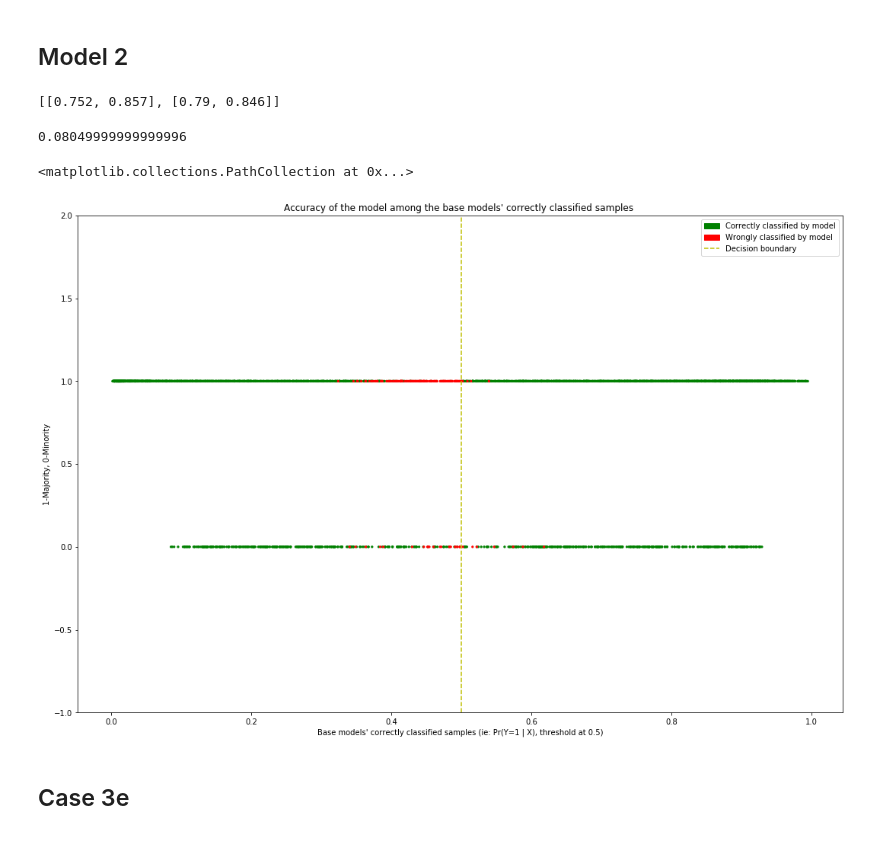
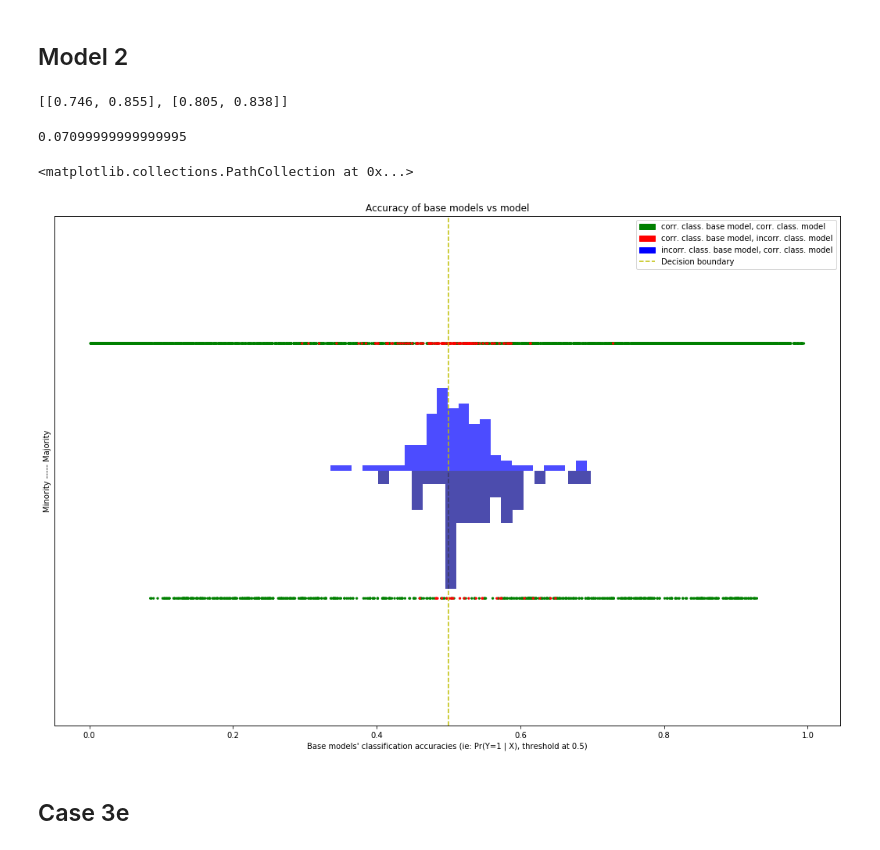
Before and after one commit to ghayat2/Agnostic_Fairness, a Jupyter notebook: Logistic_Regression/analysis.ipynb, the cells around one changed output. Cells and saved outputs as stored; diff of their text form; code cells hidden in the pictures.

Commit message:
New baselines added + updated scatter plots

```diff
--- a/Logistic_Regression/analysis.ipynb
+++ b/Logistic_Regression/analysis.ipynb
@@ -487,7 +483,7 @@ Train:  {(1.0,): 0, (0.0,): 1}
 Test:  {(1.0,): 0, (0.0,): 1}
 -----------------------------
 # %%
-model2_pred = logistic_regression_model.Predictor(len(columns)).to(device)
+model2_pred = Predictor(len(columns)).to(device)
 optimizer = optim.Adam(model2_pred.parameters(), lr=LR_RATE)
 
 
@@ -597,16 +583,16 @@ test_pred_labels, test_loss, test_accuracy, _ = test(model2_pred, device, test_l
 accs = equalizing_odds(test_pred_labels, test_loader.dataset.label, test_loader.dataset.protect)
 accs
 # %% [output]
-[[0.752, 0.857], [0.79, 0.846]]
+[[0.746, 0.855], [0.805, 0.838]]
 # %%
 np.average([np.max(acc) - np.min(acc) for acc in accs])
 # %% [output]
-0.08049999999999996
+0.07099999999999995
 # %%
-scatter_plots(device, maj_model, min_model, model2, test_maj_loader, test_min_loader, test_loader)
+scatter_plots(device, maj_model, min_model, model2_pred, test_maj_loader, test_min_loader, test_loader)
 # %% [output]
 <matplotlib.collections.PathCollection at 0x...>
-[figure, old version]
+[figure, new version]
 # %% [markdown]
 ## Case 3e
 # %%
```
Also changed, not shown: parts of 8 cells of this notebook, 4 other files.
